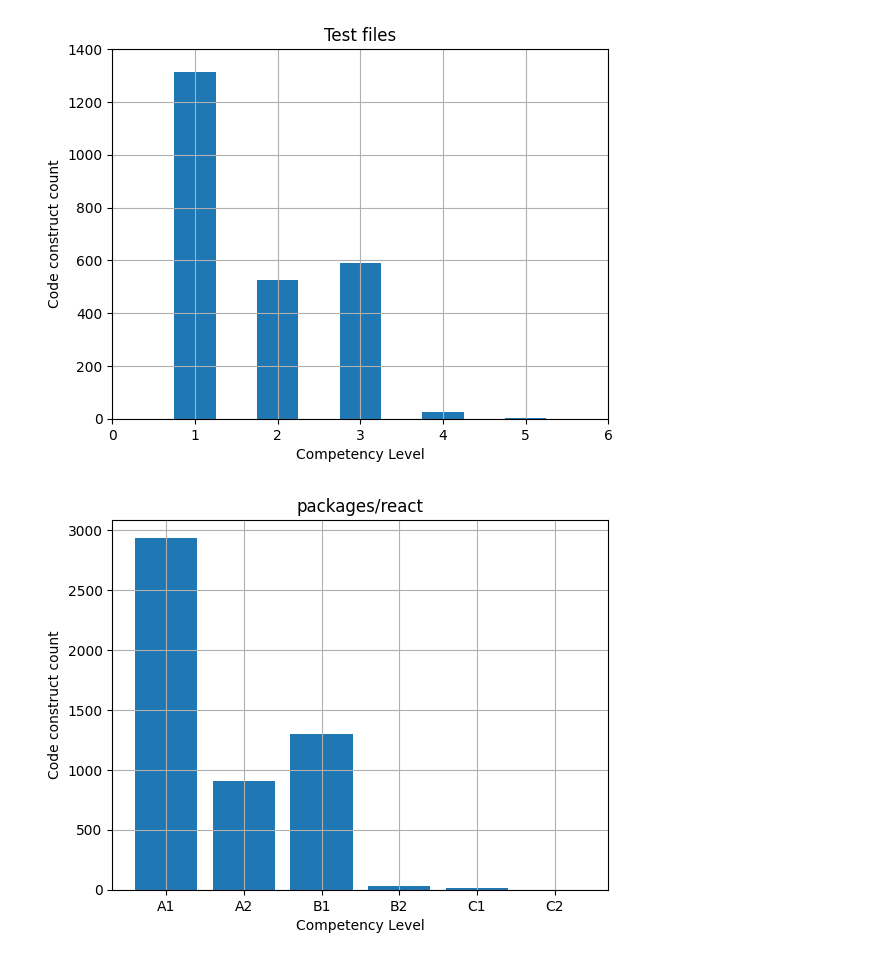
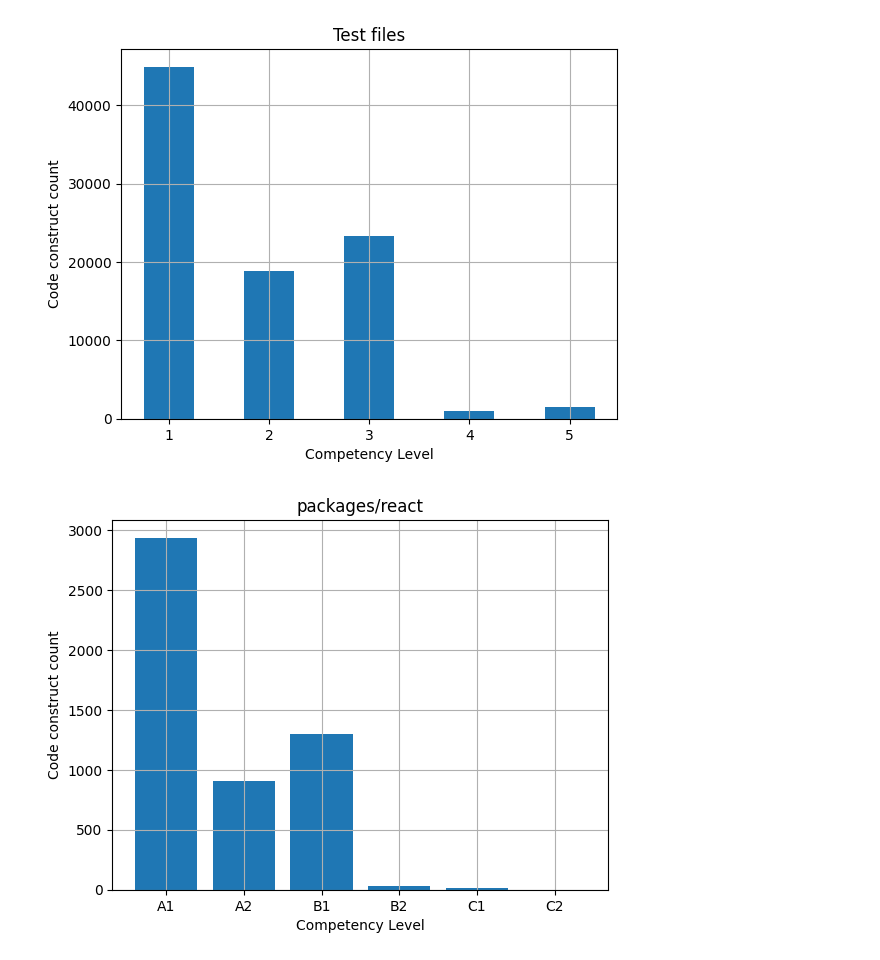
Before and after one commit to MUICT-SERU/SP2022-HelloIT-jscefr, a Jupyter notebook: statistical-test/Ttest_MannWhit.ipynb, the cells around one changed output. Saved outputs shown, nothing was run; the diff lists cells and outputs as text; code cells hidden in the pictures.

Commit message:
feat: eval and visualiza

```diff
--- a/statistical-test/Ttest_MannWhit.ipynb
+++ b/statistical-test/Ttest_MannWhit.ipynb
@@ -7,10 +11,10 @@ import scipy
 # %%
-f = open('../report_generators/processed_data/react/TEST/test.json')
+f = open(f'../report_generators/processed_data/{PROJECT}/TEST/test.json')
 dataset_1 = json.loads(f.read())
 f.close()
 # print(dataset_1)
 
-f = open('../report_generators/processed_data/react/TEST/non_test.json')
+f = open(f'../report_generators/processed_data/{PROJECT}/TEST/non_test.json')
 dataset_2 = json.loads(f.read())
 f.close()
 # print(angular_dataset)
@@ -44,31 +131,30 @@ stat =  3488235.0
 # %%
-import numpy as np
-import matplotlib.pyplot as plt
+
 
 # Fixing random state for reproducibility
 # np.random.seed(19680801)
 
 # mu, sigma = 100, 15
 # x = mu + sigma * np.random.randn(10000)
 
 # the histogram of the data
 # print(react_dataset)
 # narray = np.array(dataset_1)
 # n, bins, patches = plt.hist(narray)
 
-plt.axis([0, 6, 0, 1400])
+# plt.axis([0, 6, 0, 5000])
 plt.xlabel('Competency Level')
 plt.ylabel('Code construct count')
 plt.title('Test files')
 # plt.text(60, .025, r'$\mu=100,\ \sigma=15$')
 # plt.xlim(40, 160)
 # plt.ylim(0, 0.03)
 plt.grid(True)
 
 plt.hist(np.array(dataset_1), bins=range(1,7), align='left', rwidth=0.5)
 plt.show()
 # %% [output]
-[figure, old version]
+[figure, new version]
 # %%
 import numpy as np
 import matplotlib.pyplot as plt
```
Also changed, not shown: parts of 11 cells of this notebook, 29 other files.
